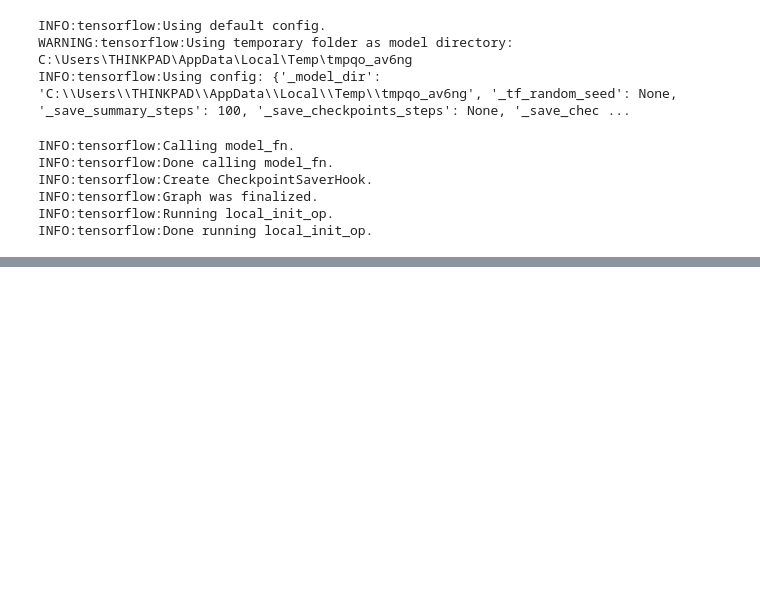
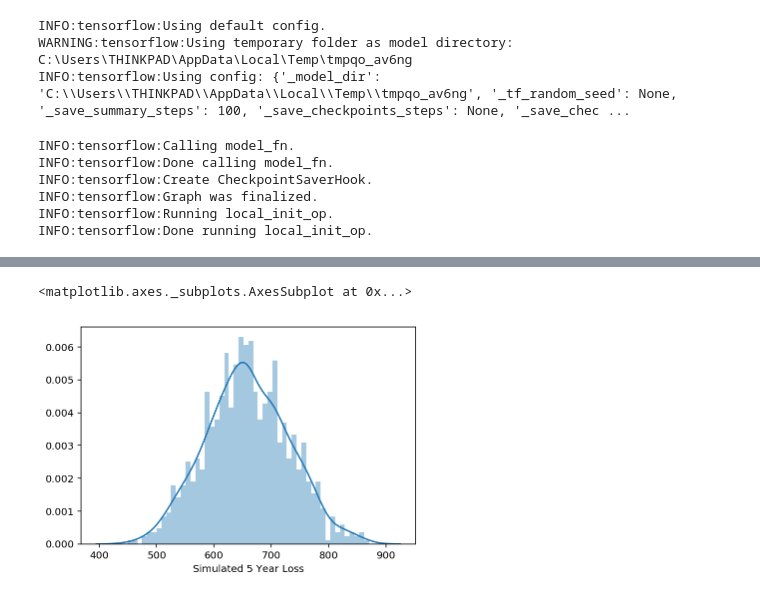
Before and after one commit to AlexaYuqinD/MS-E-246-Project, a Jupyter notebook: MS&E246 Project-Models.ipynb, the cells around one changed output, grey strips where cells are left out. Cells and saved outputs as stored; diff of their text form; code cells hidden in the pictures; blank space fills up the shorter version.

```diff
--- a/MS&E246 Project-Models.ipynb
+++ b/MS&E246 Project-Models.ipynb
@@ -1099,3 +1106,8 @@ Early stopping, best iteration is:
+# %%
+# 5 year
+samples['age'] = samples['age5']
+pred_X5 = samples[numCols+['age']+catCols]
+pred_loss5 = modelR.predict(pred_X5)
 # %% [markdown]
 ### XGboost
 # %%
@@ -1215,0 +1250,18 @@ INFO:tensorflow:Done running local_init_op.
+# %%
+# year 5
+allloss5 = []
+for i in range(1000):
+    simloss = []
+    for j in range(500):
+        rand =random.random()
+        if rand <= pred_prob5[j]:
+            simloss.append(pred_loss5[j])
+        else:
+            simloss.append(0)
+    allloss5.append(simloss)
+sumloss5 = [sum(i) for i in allloss5]
+# %%
+sns.distplot(sumloss5,bins = 50,axlabel = 'Simulated 5 Year Loss')
+# %% [output]
+<matplotlib.axes._subplots.AxesSubplot at 0x...>
+[figure, added]
```
Also changed, not shown: parts of 9 cells of this notebook, 2 other files.
